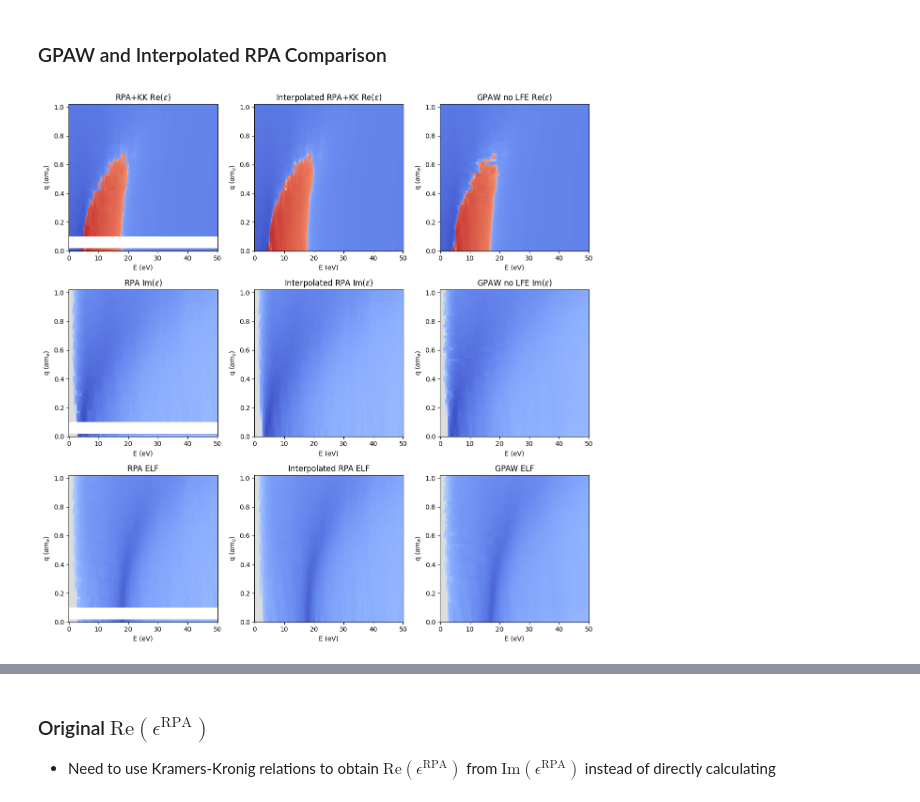
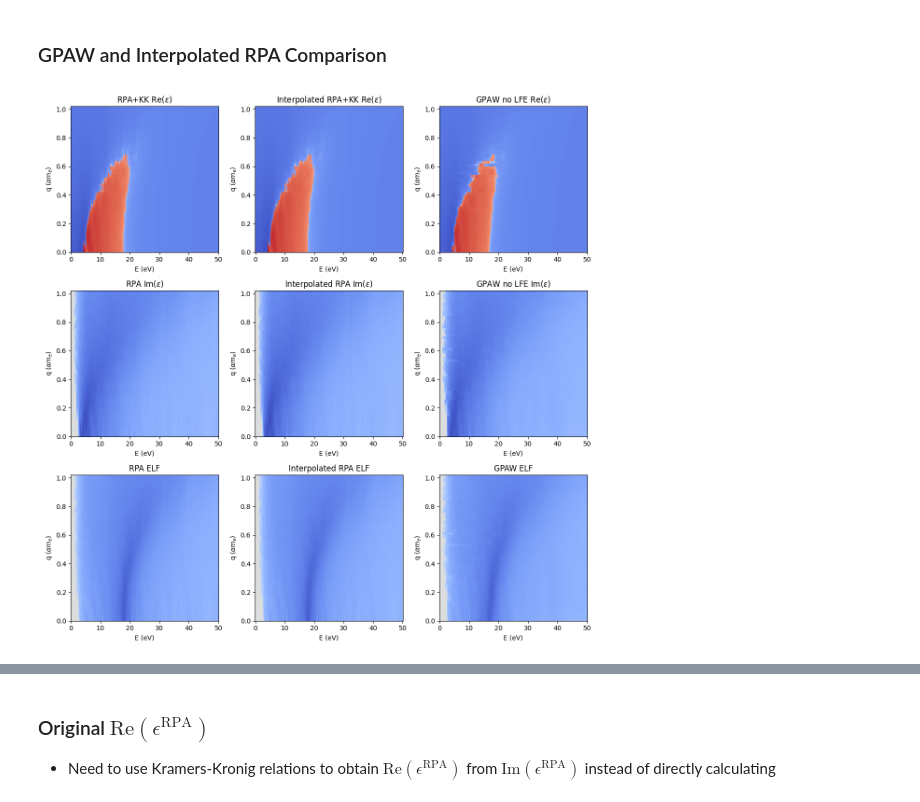
Before and after one commit to meganhott/QCDark2, a Jupyter notebook: plots.ipynb, the cells around one changed output, grey strips where cells are left out. Saved outputs shown, nothing was run; the diff lists cells and outputs as text; code cells hidden in the pictures.

```diff
--- a/plots.ipynb
+++ b/plots.ipynb
@@ -27,0 +200,31 @@ Loaded /home/meganhott/Research/dielectric_pyscf/../DarkELF/darkelf/../data/Si/S
+# %%
+q = np.linspace(0.01, 5.01, 251) #alpha me
+E = np.linspace(0, 50, 501) #eV
+
+binned_eps = np.load('test_resources/binned_eps/cc-pvtz_pbe_8_bg1.10_5q_50E.npy') #8x8x8
+bin_centers = gen_bin_centers(q_max=5)
+int_binned_eps = interp_eps(bin_centers, binned_eps)
+
+eps_8 = epsilon_r(bin_centers, binned_eps)
+eps_8_interp = epsilon_r(bin_centers, int_binned_eps) #interpolated with LinearNDInterpolator from scipy
+
+c = 'coolwarm_r'
+th = 1e-4
+re_min = np.min(np.real(eps_8_interp))
+re_max = np.max(np.real(eps_8_interp))
+im_max = np.max(np.imag(eps_8_interp))
+re_max = max(-1*re_min, re_max)
+
+fig, ax = plt.subplots(1,2, figsize=(8,4))
+
+im0 = ax[0].pcolormesh(E, q, np.imag(eps_8_interp), cmap=c, norm=matplotlib.colors.SymLogNorm(th, vmin=-im_max, vmax=im_max))
+im1 = ax[1].pcolormesh(E, q, np.real(eps_8_interp), cmap=c, norm=matplotlib.colors.SymLogNorm(th, vmin=-re_max, vmax=re_max))
+
+ax[0].set_title(r'Im[$\epsilon^{RPA}(q, \omega)$]')
+ax[1].set_title(r'Re[$\epsilon^{RPA}(q, \omega)$]')
+
+for i in [0,1]:
+    #ax[i].set_ylim([0,1])
+    ax[i].set_xlabel(r'$\omega$ (eV)')
+    ax[i].set_ylabel(r'q ($\alpha m_e$)')
+plt.tight_layout()
@@ -28,11 +277,8 @@ Loaded /home/meganhott/Research/dielectric_pyscf/../DarkELF/darkelf/../data/Si/S
 # %% [markdown]
 ### GPAW and Interpolated RPA Comparison
 # %%
-def elf(eps):
-    return np.imag(eps)/((np.imag(eps))**2+np.real(eps)**2)
-
-q = np.arange(0.01, 1+1.5*parmt.dq, parmt.dq) #alpha me
-E = np.arange(0, 50+parmt.dE, parmt.dE) #eV
+q = np.arange(0.01, 1+1.5*0.02, 0.02) #alpha me
+E = np.arange(0, 50+0.1, 0.1) #eV
 
 binned_eps = np.load('test_resources/binned_eps/cc-pvtz_pbe_8_bg1.10_1q_50E.npy') #8x8x8
 bin_centers = gen_bin_centers(q_max=1)
@@ -44,37 +290,37 @@ eps_8_interp = epsilon_r(bin_centers, int_binned_eps) #interpolated with LinearN
 c = 'coolwarm_r'
 th = 1e-4
 re_min = np.min(np.real(eps_8[np.invert(np.isnan(eps_8))]))
-re_max = np.min(np.real(eps_8[np.invert(np.isnan(eps_8))]))
+re_max = np.max(np.real(eps_8[np.invert(np.isnan(eps_8))]))
 re_max = max(-1*re_min, re_max)
 
 fig, ax = plt.subplots(3,3, figsize=(12,12))
 
 im0 = ax[(0,0)].pcolormesh(E, q, np.real(eps_8), cmap=c, norm=matplotlib.colors.SymLogNorm(th, vmin=-re_max, vmax=re_max))
 im1 = ax[(1,0)].pcolormesh(E, q, np.imag(eps_8), cmap=c, norm=matplotlib.colors.SymLogNorm(th, vmin=-re_max, vmax=re_max))
 im6 = ax[(2,0)].pcolormesh(E, q, elf(eps_8), cmap=c, norm=matplotlib.colors.SymLogNorm(th, vmin=-re_max, vmax=re_max))
 im2 = ax[(0,1)].pcolormesh(E, q, np.real(eps_8_interp), cmap=c, norm=matplotlib.colors.SymLogNorm(th, vmin=-re_max, vmax=re_max))
 im3 = ax[(1,1)].pcolormesh(E, q, np.imag(eps_8_interp), cmap=c, norm=matplotlib.colors.SymLogNorm(th, vmin=-re_max, vmax=re_max))
 im7 = ax[(2,1)].pcolormesh(E, q, elf(eps_8_interp), cmap=c, norm=matplotlib.colors.SymLogNorm(th, vmin=-re_max, vmax=re_max))
 im4 = ax[(0,2)].pcolormesh(E, q, darkelf_gpaw.eps1(E, q*alpha*mElectron), cmap=c, norm=matplotlib.colors.SymLogNorm(th, vmin=-re_max, vmax=re_max))
 im5 = ax[(1,2)].pcolormesh(E, q, darkelf_gpaw.eps2(E, q*alpha*mElectron), cmap=c, norm=matplotlib.colors.SymLogNorm(th, vmin=-re_max, vmax=re_max))
 im8 = ax[(2,2)].pcolormesh(E, q, elf(darkelf_gpaw.eps1(E, q*alpha*mElectron) + 1j*darkelf_gpaw.eps2(E, q*alpha*mElectron)), cmap=c, norm=matplotlib.colors.SymLogNorm(th, vmin=-re_max, vmax=re_max))
 
 ax[(0,0)].set_title(r'RPA+KK Re($\epsilon$)')
 ax[(1,0)].set_title(r'RPA Im($\epsilon$)')
 ax[(2,0)].set_title('RPA ELF')
 
 ax[(0,1)].set_title(r'Interpolated RPA+KK Re($\epsilon$)')
 ax[(1,1)].set_title(r'Interpolated RPA Im($\epsilon$)')
 ax[(2,1)].set_title('Interpolated RPA ELF')
 
 ax[(0,2)].set_title(r'GPAW no LFE Re($\epsilon$)')
 ax[(1,2)].set_title(r'GPAW no LFE Im($\epsilon$)')
 ax[(2,2)].set_title('GPAW ELF')
 
 for i in [0,1,2]:
     for j in [0,1,2]:
         ax[(i,j)].set_xlabel('E (eV)')
         ax[(i,j)].set_ylabel(r'q ($\alpha m_e$)')
 plt.tight_layout()
 # %% [output]
-[figure, old version]
+[figure, new version]
```
Also changed, not shown: parts of 22 cells of this notebook.
